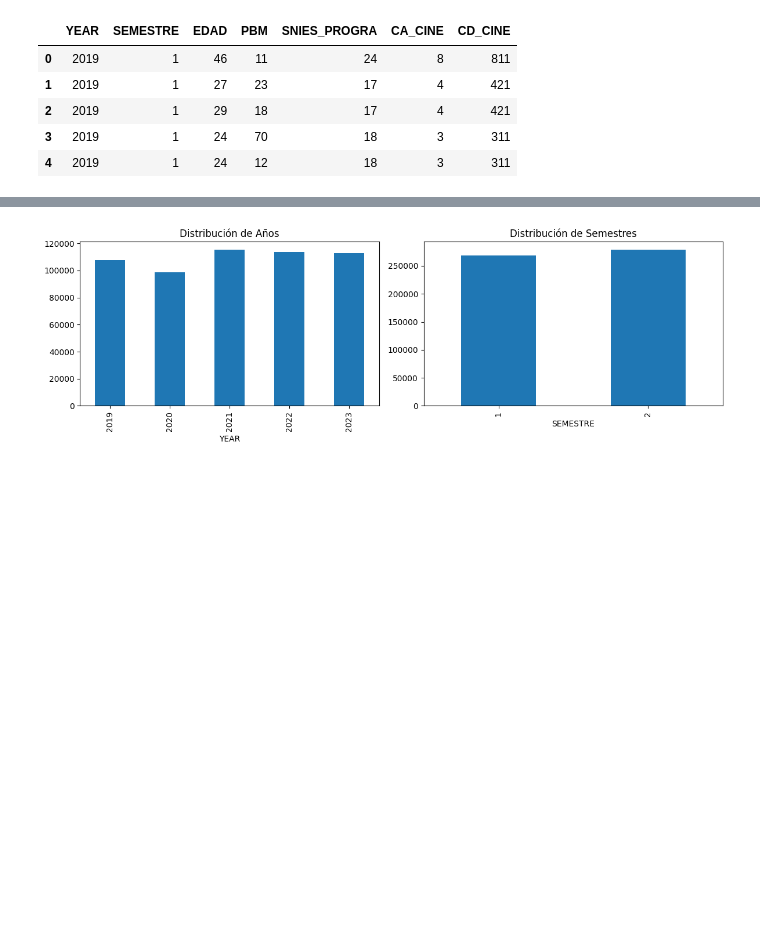
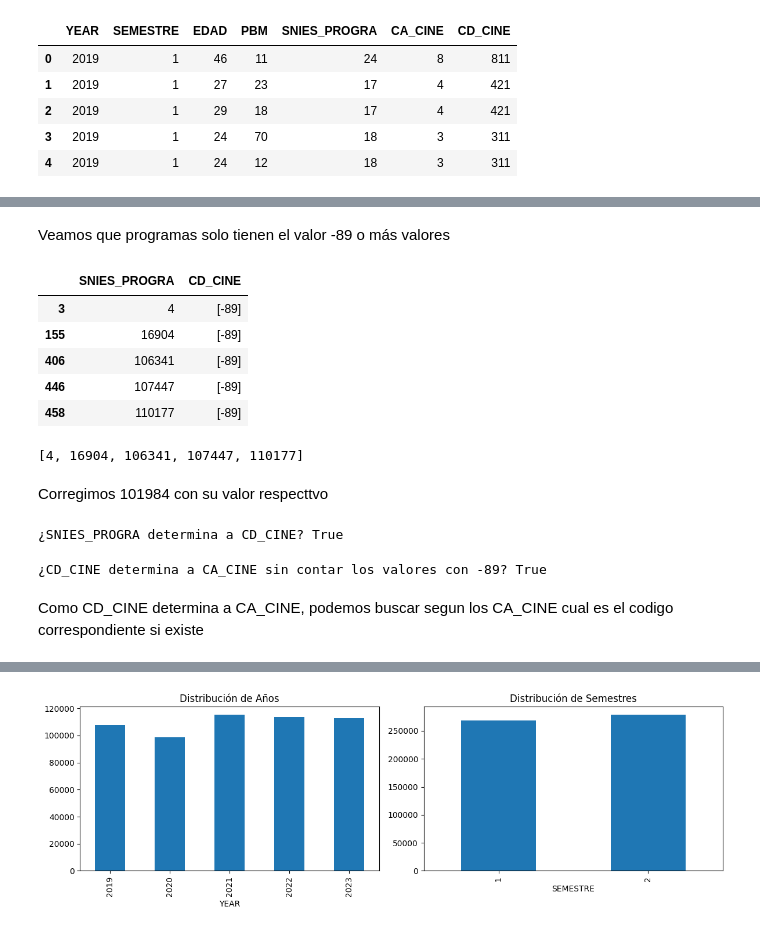
Before and after one commit to 10scar/Proyecto-ABD-2024-2, a Jupyter notebook: oscar.ipynb, the cells around one changed output, grey strips where cells are left out. Cells and saved outputs as stored; diff of their text form; code cells hidden in the pictures; blank space fills up the shorter version.

```diff
--- a/oscar.ipynb
+++ b/oscar.ipynb
@@ -212,0 +247,23 @@ df_quantitative.describe()
+# %% [markdown]
+Veamos que programas solo tienen el valor -89 o más valores
+# %%
+unique_cd_cine_per_snies = df.groupby('SNIES_PROGRA')['CD_CINE'].unique().reset_index()
+# Filtrar los registros que tienen valores negativos o más de dos valores únicos
+filtered_cd_cine = unique_cd_cine_per_snies[
+    unique_cd_cine_per_snies['CD_CINE'].apply(lambda x: any(val < 0 for val in x) or len(x) > 2)
+]
+filtered_cd_cine
+# %% [output]
+|  | SNIES_PROGRA | CD_CINE |
+| 3 | 4 | [-89] |
+| 155 | 16904 | [-89] |
+| 406 | 106341 | [-89] |
+| 446 | 107447 | [-89] |
+| 458 | 110177 | [-89] |
+# %%
+snies_progra_resultantes = filtered_cd_cine['SNIES_PROGRA'].tolist()
+snies_progra_resultantes
+# %% [output]
+[4, 16904, 106341, 107447, 110177]
+# %% [markdown]
+Corregimos 101984 con su valor respecttvo
@@ -212,0 +272,25 @@ df_quantitative.describe()
+# %%
+# Agrupar por SNIES_PROGRA y contar los valores únicos de CD_CINE en cada grupo
+cd_cine_unique_per_snies = df.groupby('SNIES_PROGRA')['CD_CINE'].nunique().reset_index()
+
+# Verificar si todos los SNIES_PROGRA tienen un único valor de CD_CINE
+snies_determina_cd_cine = cd_cine_unique_per_snies['CD_CINE'].max() == 1
+
+print(f"¿SNIES_PROGRA determina a CD_CINE? {snies_determina_cd_cine}")
+# %% [output]
+¿SNIES_PROGRA determina a CD_CINE? True
+# %%
+# Filtrar los datos para excluir los registros con CD_CINE igual a -89
+df_filtered = df[df['CD_CINE'] != -89]
+
+# Agrupar por CD_CINE y contar los valores únicos de CA_CINE en cada grupo
+ca_cine_unique_per_cd_cine = df_filtered.groupby('CD_CINE')['CA_CINE'].nunique().reset_index()
+
+# Verificar si todos los CD_CINE tienen un único valor de CA_CINE
+cd_cine_determina_ca_cine = ca_cine_unique_per_cd_cine['CA_CINE'].max() == 1
+
+print(f"¿CD_CINE determina a CA_CINE sin contar los valores con -89? {cd_cine_determina_ca_cine}")
+# %% [output]
+¿CD_CINE determina a CA_CINE sin contar los valores con -89? True
+# %% [markdown]
+Como CD_CINE determina a CA_CINE, podemos buscar segun los CA_CINE cual es el codigo correspondiente si existe
```
Also changed, not shown: parts of 24 cells of this notebook, 1 other file.
